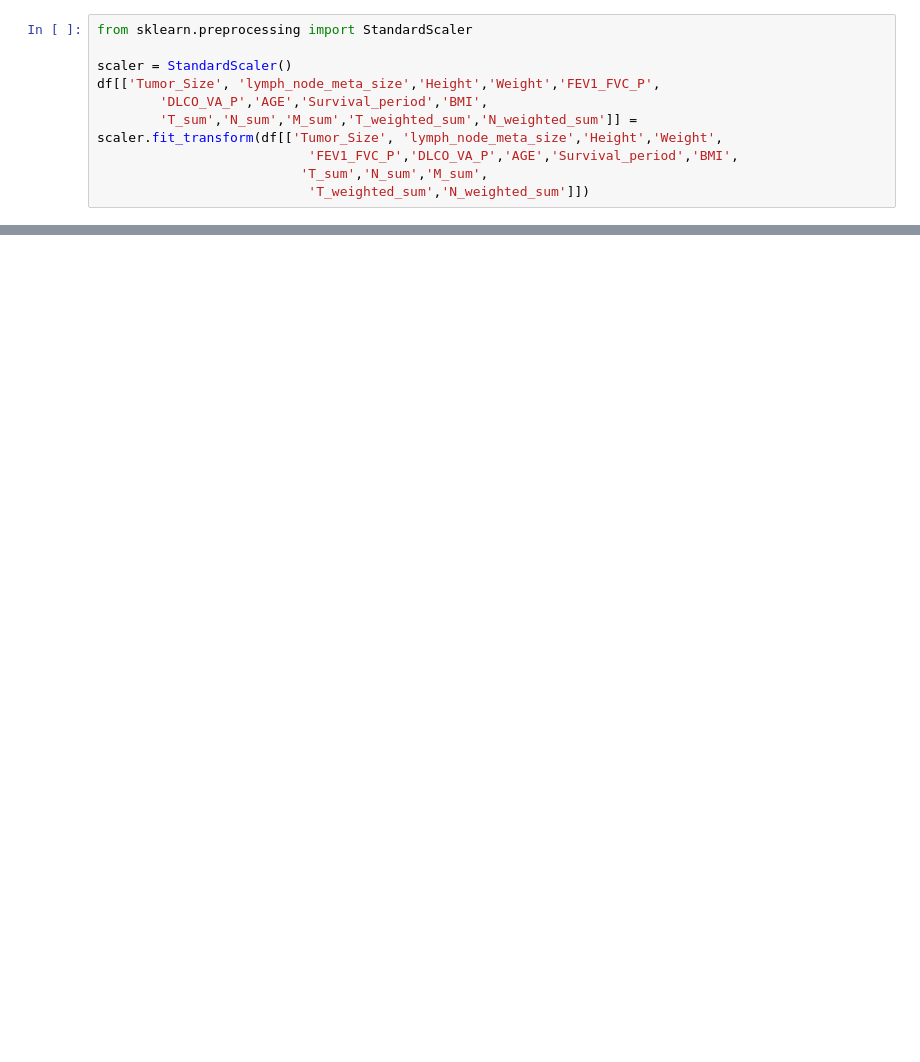
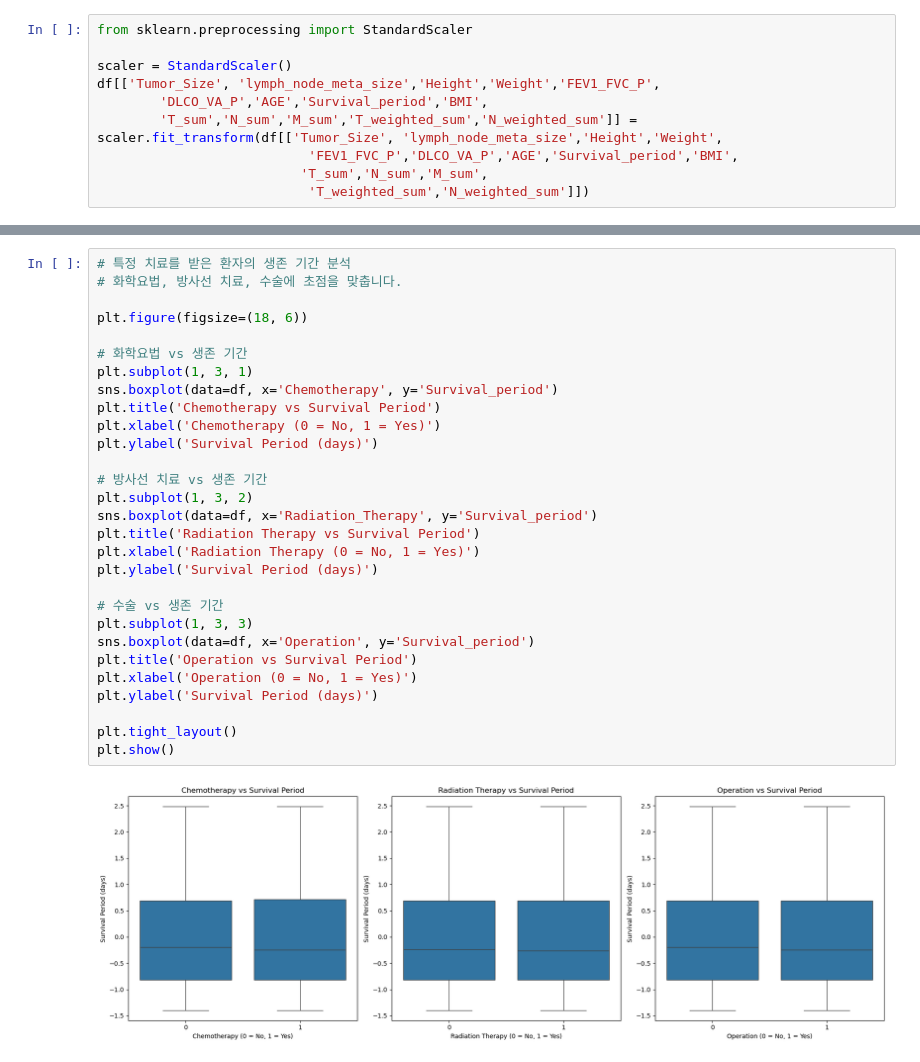
Before and after one commit to iam5027210/wassup_pj1, a Jupyter notebook: LungCancer.ipynb, the cells around one changed output, grey strips where cells are left out. Drawn from its saved outputs; the diff is of its cells as text; blank space fills up the shorter version.

```diff
--- a/LungCancer.ipynb
+++ b/LungCancer.ipynb
@@ -186,0 +330,31 @@ Index(['AGE', 'Stage', 'Tumor_Size', 'lymph_node_meta_size', 'Adenocarcinoma',
+# %%
+# 특정 치료를 받은 환자의 생존 기간 분석
+# 화학요법, 방사선 치료, 수술에 초점을 맞춥니다.
+
+plt.figure(figsize=(18, 6))
+
+# 화학요법 vs 생존 기간
+plt.subplot(1, 3, 1)
+sns.boxplot(data=df, x='Chemotherapy', y='Survival_period')
+plt.title('Chemotherapy vs Survival Period')
+plt.xlabel('Chemotherapy (0 = No, 1 = Yes)')
+plt.ylabel('Survival Period (days)')
+
+# 방사선 치료 vs 생존 기간
+plt.subplot(1, 3, 2)
+sns.boxplot(data=df, x='Radiation_Therapy', y='Survival_period')
+plt.title('Radiation Therapy vs Survival Period')
+plt.xlabel('Radiation Therapy (0 = No, 1 = Yes)')
+plt.ylabel('Survival Period (days)')
+
+# 수술 vs 생존 기간
+plt.subplot(1, 3, 3)
+sns.boxplot(data=df, x='Operation', y='Survival_period')
+plt.title('Operation vs Survival Period')
+plt.xlabel('Operation (0 = No, 1 = Yes)')
+plt.ylabel('Survival Period (days)')
+
+plt.tight_layout()
+plt.show()
+# %% [output]
+[figure, added]
```
Also changed, not shown: parts of 9 cells of this notebook.
